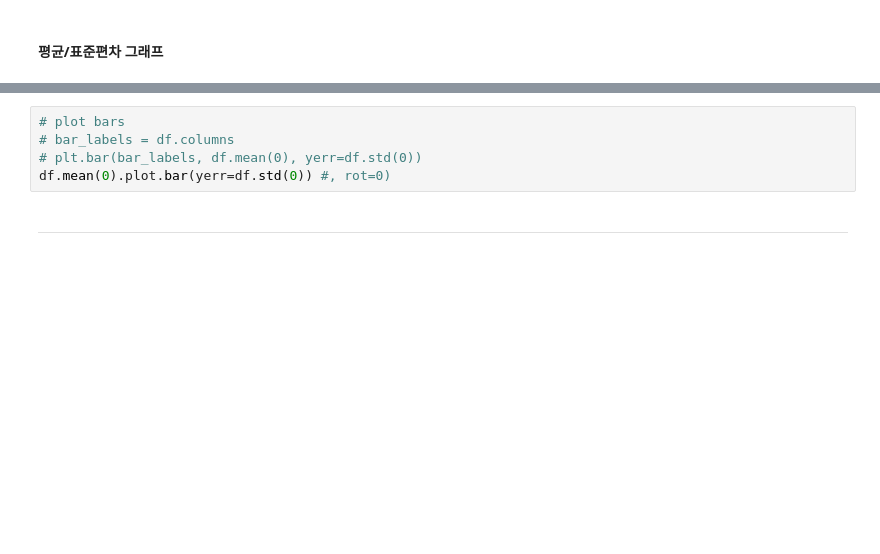
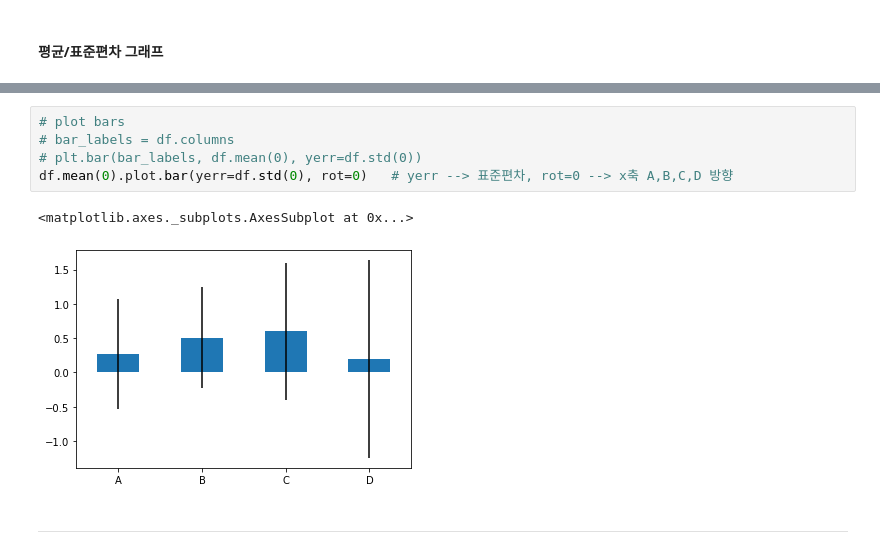
Before and after one commit to ducodbs0516/pdm18, a Jupyter notebook: py-pandas/pandas_4_visualizing_df.ipynb, the cells around one changed output, grey strips where cells are left out. Drawn from its saved outputs; the diff is of its cells as text; blank space fills up the shorter version.

```diff
--- a/py-pandas/pandas_4_visualizing_df.ipynb
+++ b/py-pandas/pandas_4_visualizing_df.ipynb
@@ -126,8 +157,11 @@ df.mean(0), df.std(0), df.columns
 # %%
 # plot bars
 # bar_labels = df.columns
 # plt.bar(bar_labels, df.mean(0), yerr=df.std(0))
-df.mean(0).plot.bar(yerr=df.std(0)) #, rot=0)
+df.mean(0).plot.bar(yerr=df.std(0), rot=0)   # yerr --> 표준편차, rot=0 --> x축 A,B,C,D 방향
+# %% [output]
+<matplotlib.axes._subplots.AxesSubplot at 0x...>
+[figure, added]
 # %% [markdown]
 
 
```
Also changed, not shown: parts of 36 cells of this notebook.
